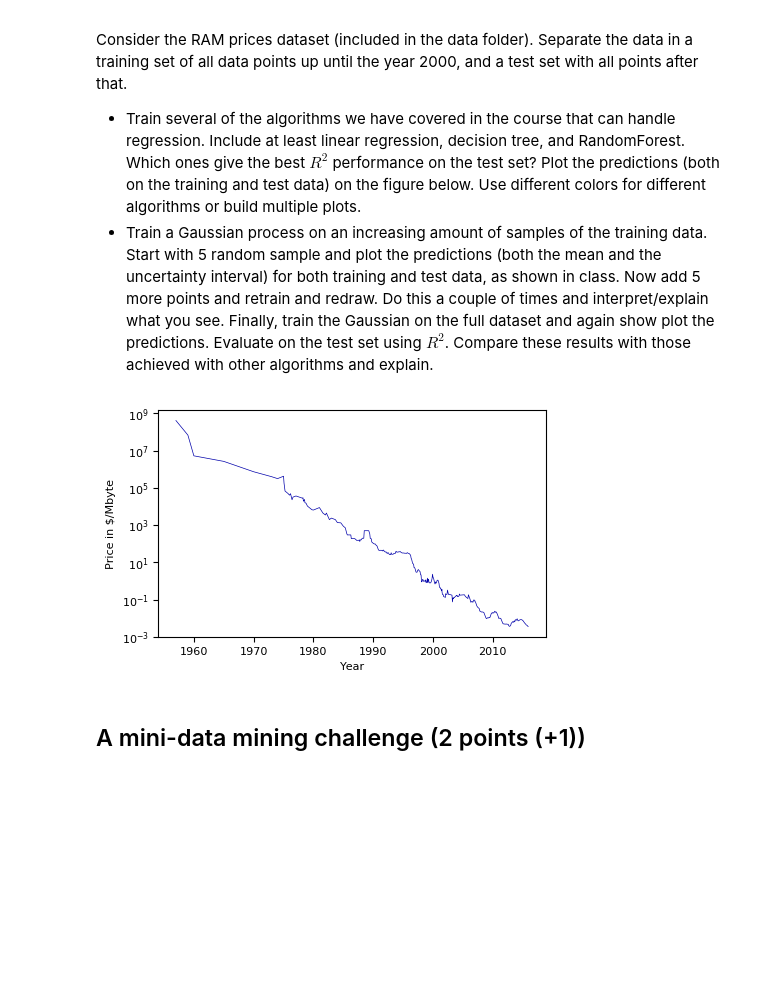
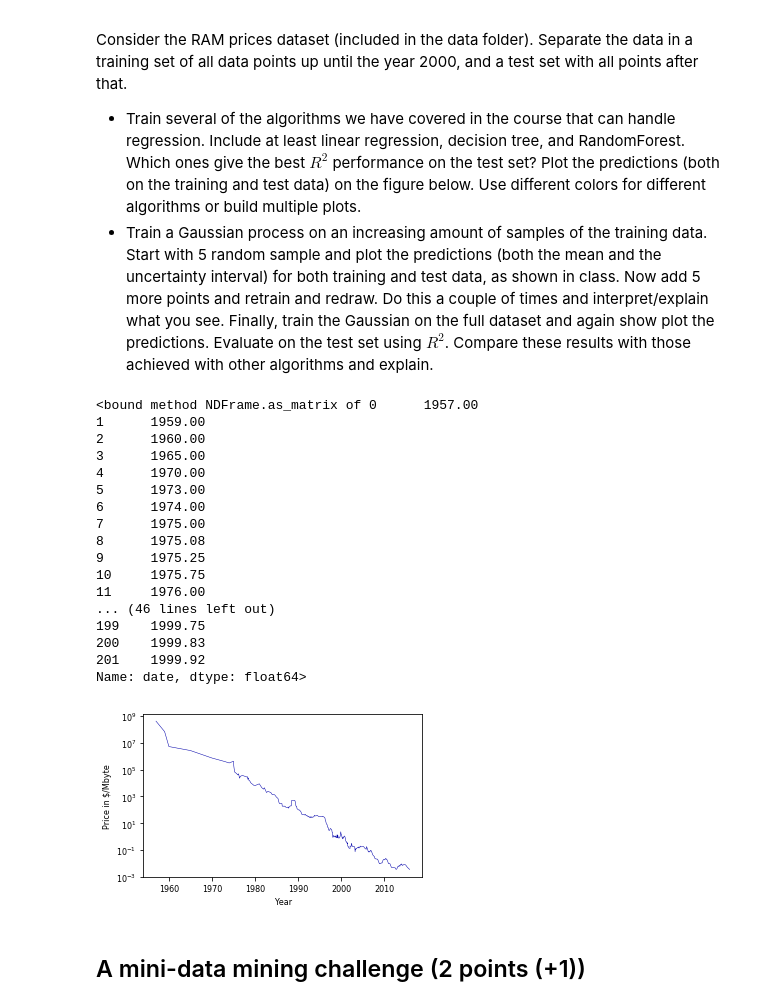
Before and after one commit to Zilarion/2IMW30-Assignment-1, a Jupyter notebook: Assignment 2.ipynb, the cells around one changed output. Drawn from its saved outputs; the diff is of its cells as text; code cells hidden in the pictures; blank space fills up the shorter version.

```diff
--- a/Assignment 2.ipynb
+++ b/Assignment 2.ipynb
@@ -137,14 +139,46 @@ Consider the RAM prices dataset (included in the data folder). Separate the data
 
 - Train several of the algorithms we have covered in the course that can handle regression. Include at least linear regression, decision tree, and RandomForest. Which ones give the best $R^2$ performance on the test set? Plot the predictions (both on the training and test data) on the figure below. Use different colors for different algorithms or build multiple plots.
 - Train a Gaussian process on an increasing amount of samples of the training data. Start with 5 random sample and plot the predictions (both the mean and the uncertainty interval) for both training and test data, as shown in class. Now add 5 more points and retrain and redraw. Do this a couple of times and interpret/explain what you see. Finally, train the Gaussian on the full dataset and again show plot the predictions. Evaluate on the test set using  $R^2$. Compare these results with those achieved with other algorithms and explain.
-# %%
-ram_prices = pd.read_csv('data/ram_price.csv')
-
-plt.semilogy(ram_prices.date, ram_prices.price)
-plt.xlabel("Year")
-plt.ylabel("Price in $/Mbyte");
-# %% [output]
-[figure, removed]
+# %%
+from sklearn.ensemble import RandomForestRegressor
+from sklearn.linear_model import LinearRegression
+from sklearn.tree import DecisionTreeRegressor
+
+ram_prices = pd.read_csv('data/ram_price.csv')
+
+plt.semilogy(ram_prices.date, ram_prices.price)
+plt.xlabel("Year")
+plt.ylabel("Price in $/Mbyte");
+
+train = ram_prices.query("date < 2000")
+test = ram_prices.query("date >= 2000")
+
+print (train.date.array)
+algorithms = [LinearRegression(), RandomForestRegressor(), DecisionTreeRegressor()]
+
+# for alg in algorithms:
+#     alg.fit(train.date, train.price)
+#     print(alg.score(test.date, test.price))
+#     print(cross_val_score(alg, ram_prices.date, ram_prices.price, cv=10, scoring="r2").mean())
+# %% [output]
+<bound method NDFrame.as_matrix of 0      1957.00
+1      1959.00
+2      1960.00
+3      1965.00
+4      1970.00
+5      1973.00
+6      1974.00
+7      1975.00
+8      1975.08
+9      1975.25
+10     1975.75
+11     1976.00
+... (46 lines left out)
+199    1999.75
+200    1999.83
+201    1999.92
+Name: date, dtype: float64>
+[figure, added]
 # %% [markdown]
 ## A mini-data mining challenge (2 points (+1))
 # %% [markdown]
```
Also changed, not shown: parts of 10 cells of this notebook.
